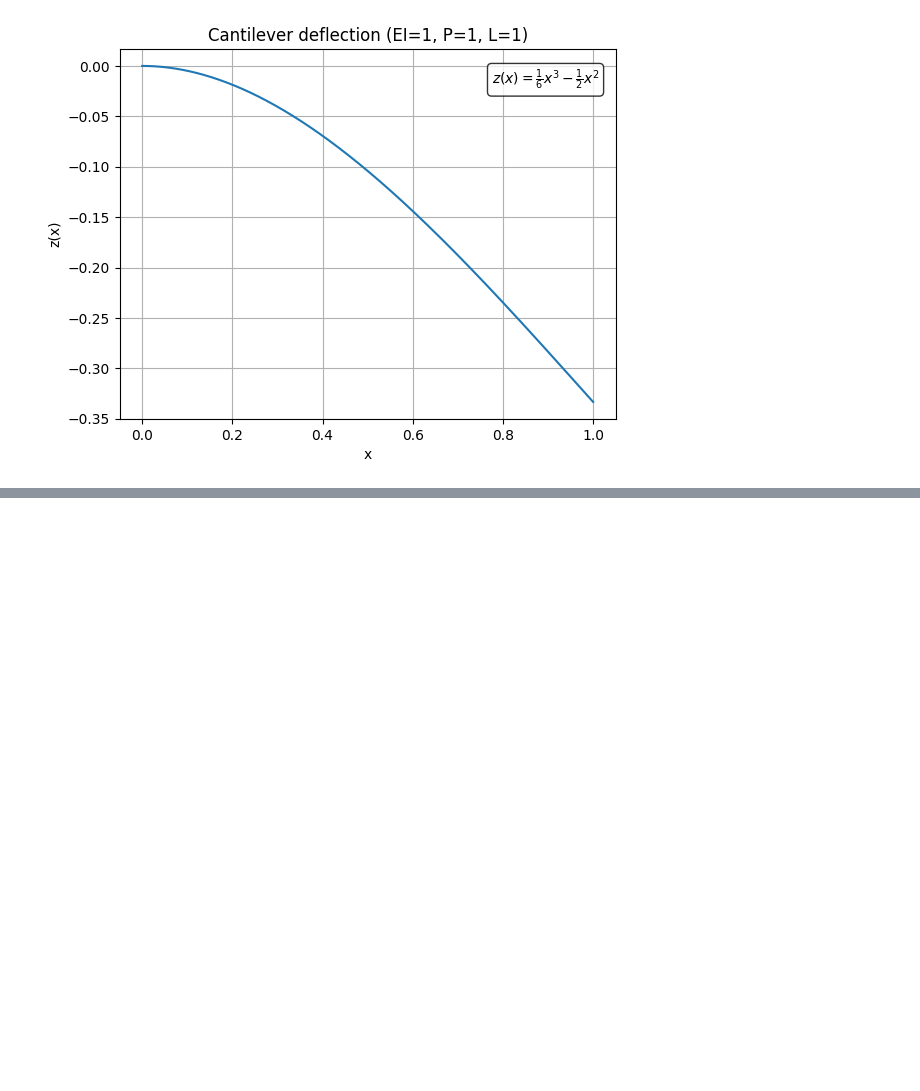
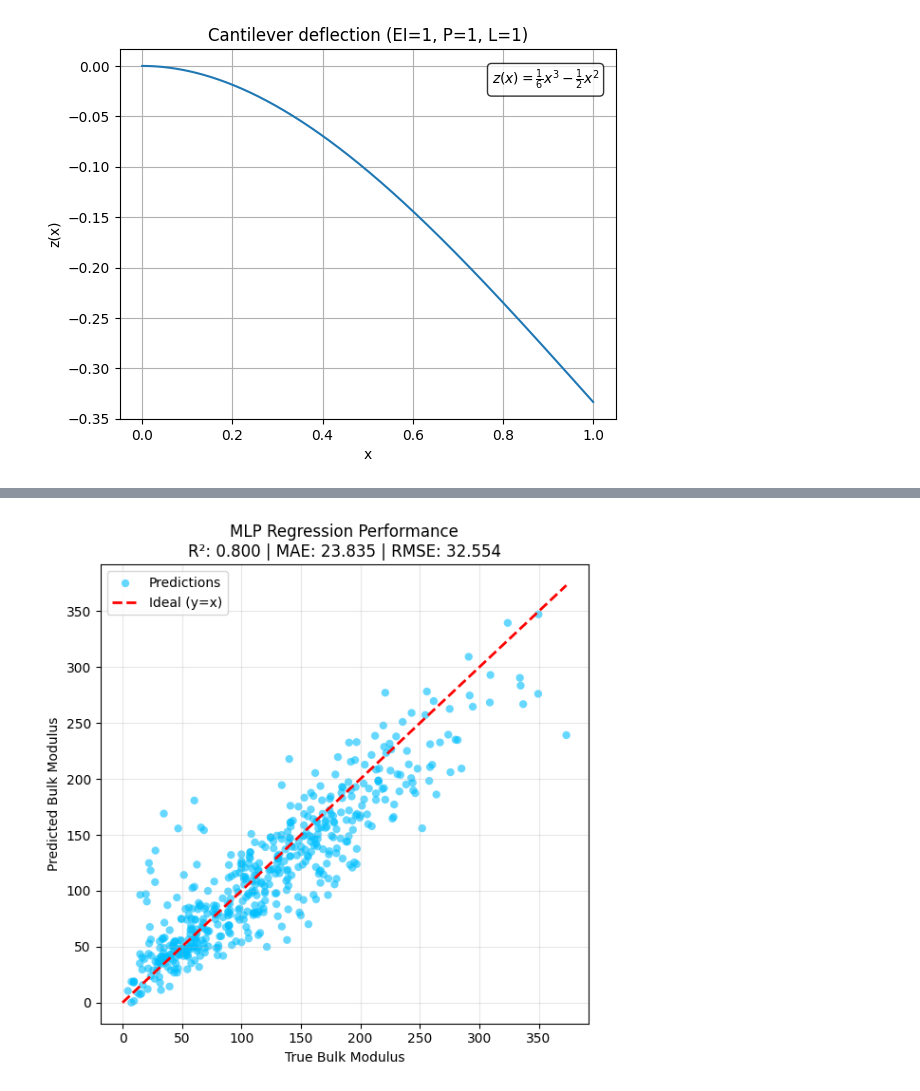
Before and after one commit to mpaverill/2.174, a Jupyter notebook: PS1/PS1.ipynb, the cells around one changed output, grey strips where cells are left out. Saved outputs shown, nothing was run; the diff lists cells and outputs as text; code cells hidden in the pictures; blank space fills up the shorter version.

```diff
--- a/PS1/PS1.ipynb
+++ b/PS1/PS1.ipynb
@@ -157,0 +270,15 @@ plt.show()
+# %%
+import torch
+import torch.nn as nn
+import torch.optim as optim
+from torchsummary import summary
+from sklearn.model_selection import train_test_split
+from tqdm.auto import tqdm
+
+# Split into training and validation sets
+X_train, X_val, y_train, y_val = train_test_split(X_scaled, y_scaled, test_size=0.2, random_state=42)
+
+X_train = torch.tensor(X_train, dtype=torch.float32)
+y_train = torch.tensor(y_train, dtype=torch.float32).reshape(-1, 1)
+X_val = torch.tensor(X_val, dtype=torch.float32)
+y_val = torch.tensor(y_val, dtype=torch.float32).reshape(-1, 1)
@@ -157,0 +403,40 @@ plt.show()
+# %%
+from sklearn.metrics import r2_score, mean_absolute_error, mean_squared_error
+import numpy as np
+
+# Predicted vs True values (validation set)
+model.eval()
+with torch.no_grad():
+    y_pred_val = model(X_val)
+
+# Convert to numpy
+y_pred_scaled = y_pred_val.numpy()
+y_true_scaled = y_val.numpy()
+
+# Inverse-transform to original target units
+y_pred_true_units = y_scaler.inverse_transform(y_pred_scaled)
+y_true_true_units = y_scaler.inverse_transform(y_true_scaled)
+
+# Scatter plot
+plt.figure(figsize=(6, 6))
+plt.scatter(y_true_true_units, y_pred_true_units, alpha=0.6, color="deepskyblue", edgecolors="none", label="Predictions")
+
+# Ideal y=x line
+line_min = min(y_true_true_units.min(), y_pred_true_units.min())
+line_max = max(y_true_true_units.max(), y_pred_true_units.max())
+plt.plot([line_min, line_max], [line_min, line_max], "--", color="red", linewidth=2, label="Ideal (y=x)")
+
+# Calculate performance metrics
+r2 = r2_score(y_true_true_units, y_pred_true_units)
+mae = mean_absolute_error(y_true_true_units, y_pred_true_units)
+rmse = np.sqrt(mean_squared_error(y_true_true_units, y_pred_true_units))
+
+plt.xlabel("True Bulk Modulus")
+plt.ylabel("Predicted Bulk Modulus")
+plt.title(f"MLP Regression Performance\nR²: {r2:.3f} | MAE: {mae:.3f} | RMSE: {rmse:.3f}")
+plt.legend()
+plt.grid(True, alpha=0.3)
+plt.tight_layout()
+plt.show()
+# %% [output]
+[figure, added]
```
Also changed, not shown: parts of 18 cells of this notebook, 1 other file.
